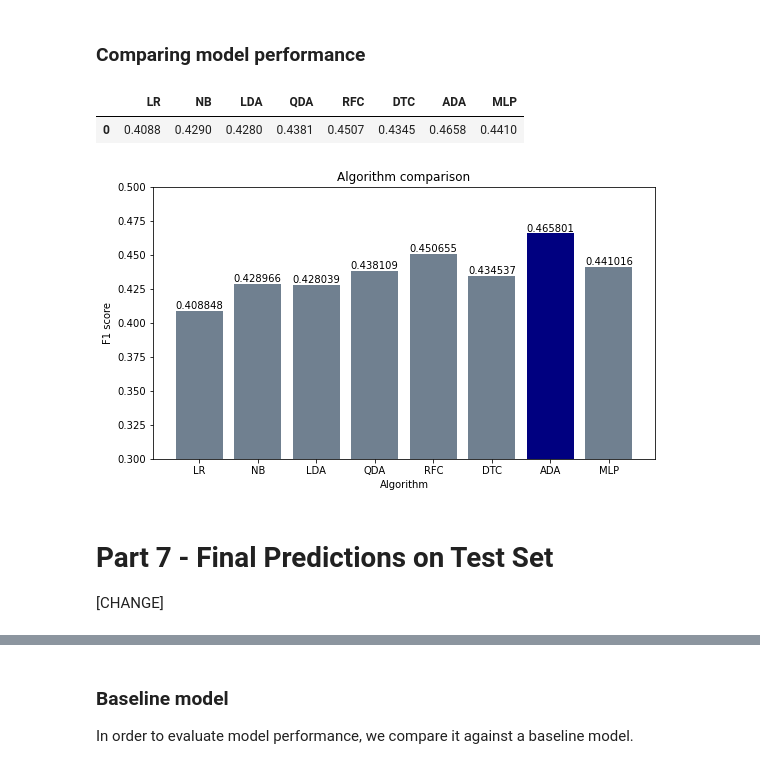
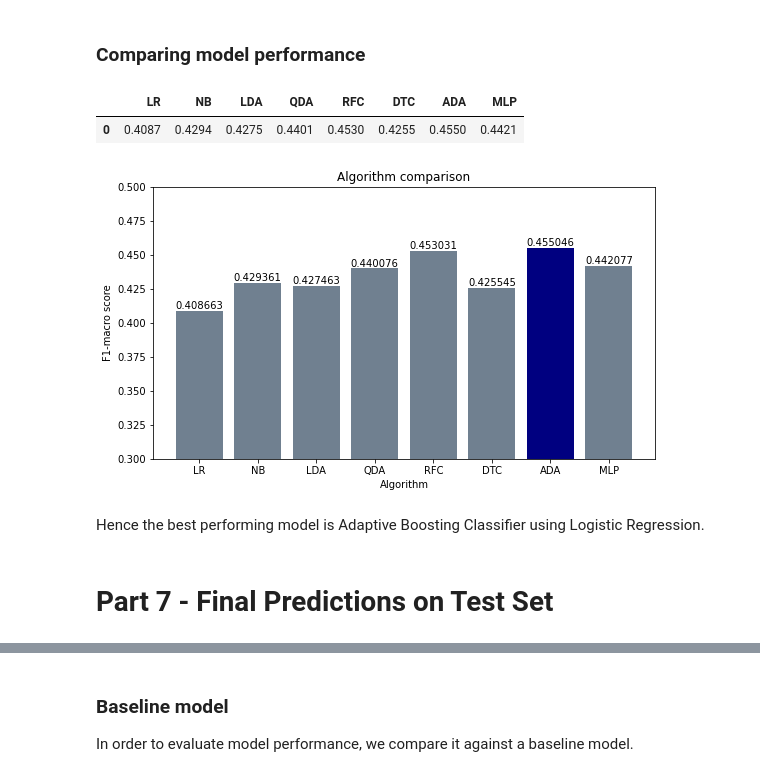
Before and after one commit to rasensiod/ML_Qatar22, a Jupyter notebook: Team2/MLProject_vRA.ipynb, the cells around one changed output, grey strips where cells are left out. Drawn from its saved outputs; the diff is of its cells as text; code cells hidden in the pictures.

```diff
--- a/Team2/MLProject_vRA.ipynb
+++ b/Team2/MLProject_vRA.ipynb
@@ -1546,8 +1554,9 @@ def model_eval(model, grid, cv, X_scaled, y):
     print(f'Cross-val F1-macro score: {rr.best_score_}')
     for key, value in rr.best_params_.items():
         print(f'{key}: {value}')
+    print()
 
-    return rr.best_score_
+    return rr.best_score_, rr.best_params_
 # %%
 # display confusion matrix and performance metrics of best performing fold
 def confusion_matrix(model, cv, X_scaled, y):
@@ -1599,6 +1612,13 @@ C: 6.158482110660267
 # %%
 # implement tuned hyperparameters to model
-lr = LogisticRegression(solver='newton-cg', penalty='l2', C=6.158482110660267, multi_class='multinomial', max_iter=1000, random_state=random_state)
+lr = LogisticRegression(
+    solver=lr_score[1].get('solver'),
+    penalty=lr_score[1].get('penalty'),
+    C=lr_score[1].get('C'),
+    multi_class=lr_score[1].get('multi_class'),
+    max_iter=1000,
+    random_state=random_state
+)
 # %%
 confusion_matrix(lr, skf, X_scaled, y)
 # %% [output]
@@ -1683,6 +1717,6 @@ qda = QDA()
 
 # set hyperparameter grid for optimisation
 qda_grid = {
-    'tol': np.logspace(0, -4, num=20)
+    'tol': np.logspace(0, -4, num=100)
 }
 # %%
@@ -1861,49 +1944,49 @@ weighted avg       0.50      0.54      0.50       564
 ### Comparing model performance
 # %%
 results = {
-    'LR': lr_score,
-    'NB': nb_score,
-    'LDA': lda_score,
-    'QDA': qda_score,
-    'RFC': rfc_score,
-    'DTC': dtc_score,
-    'ADA': ada_score,
-    'MLP': mlp_score
+    'LR': lr_score[0],
+    'NB': nb_score[0],
+    'LDA': lda_score[0],
+    'QDA': qda_score[0],
+    'RFC': rfc_score[0],
+    'DTC': dtc_score[0],
+    'ADA': ada_score[0],
+    'MLP': mlp_score[0]
 }
 
 models = list(results.keys())
 scores = list(results.values())
 
 # maximum accuracy will show in navy for more clarity
 max_index = scores.index(max(scores))
 colours = []
 for model in results.keys():
     colours.append('slategrey')
 colours[max_index] = 'navy'
 
 plt.figure(figsize=(9, 5))
 ax = plt.bar(
     range(len(models)),
     scores,
     tick_label=models,
     color=colours,
 )
 plt.title('Algorithm comparison')
 plt.xlabel('Algorithm')
-plt.ylabel('F1 score')
+plt.ylabel('F1-macro score')
 plt.ylim(0.3, 0.5)
 plt.bar_label(ax)
 
 results = pd.DataFrame(data=results, index=[0])
 results
 # %% [output]
 |  | LR | NB | LDA | QDA | RFC | DTC | ADA | MLP |
-| 0 | 0.4088 | 0.4290 | 0.4280 | 0.4381 | 0.4507 | 0.4345 | 0.4658 | 0.4410 |
+| 0 | 0.4087 | 0.4294 | 0.4275 | 0.4401 | 0.4530 | 0.4255 | 0.4550 | 0.4421 |
-[figure, old version]
+[figure, new version]
+# %% [markdown]
+Hence the best performing model is Adaptive Boosting Classifier using Logistic Regression.
 # %% [markdown]
 # Part 7 - Final Predictions on Test Set
-
-[CHANGE]
 # %%
 # scale data
 X_test = scaler.transform(test_data)
```
Also changed, not shown: parts of 50 cells of this notebook, 2 other files.
